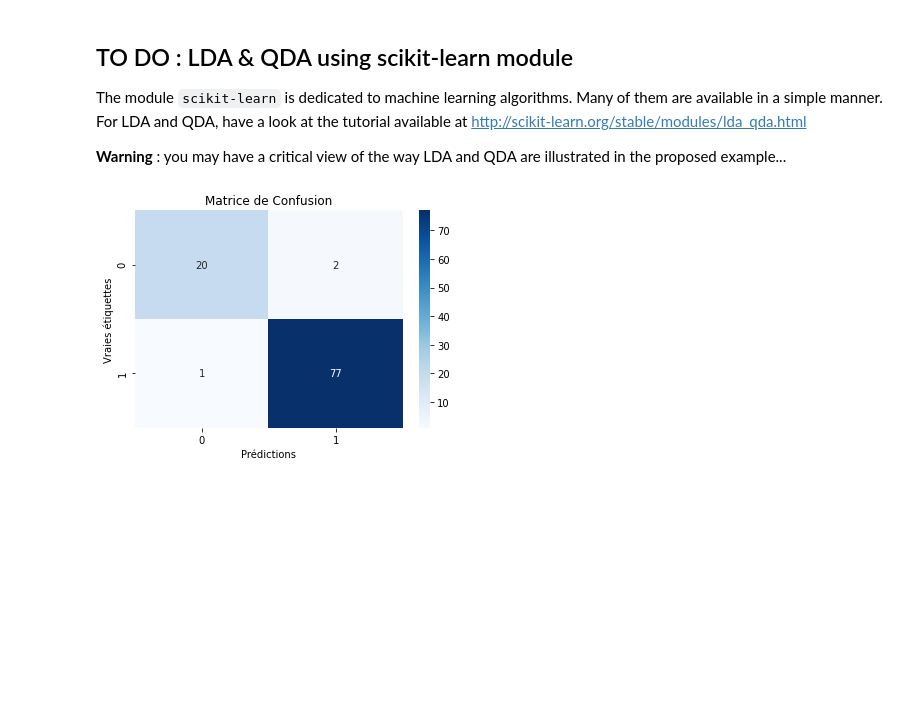
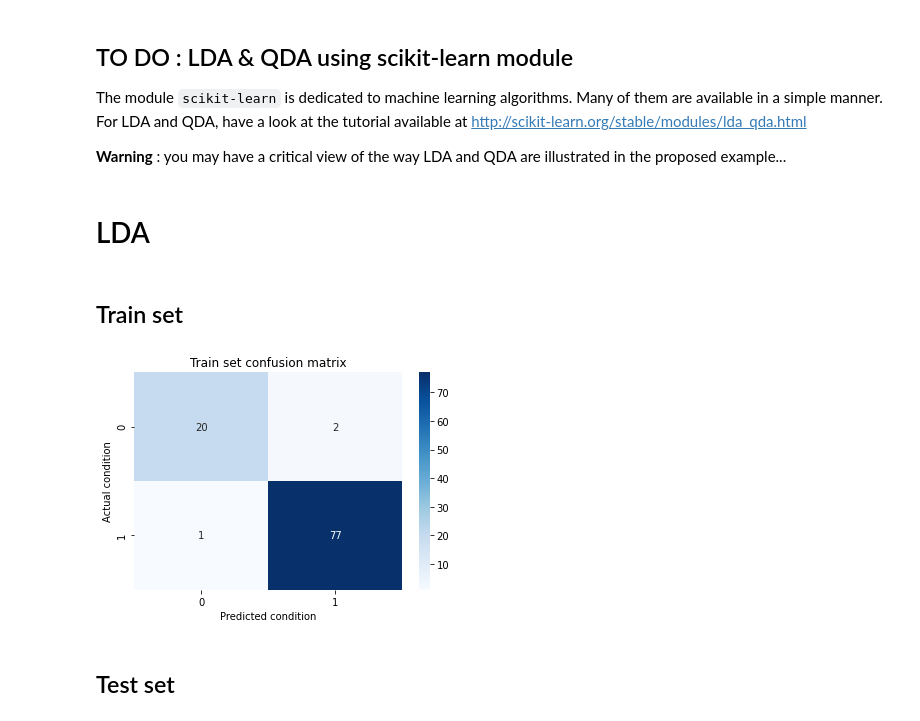
Before and after one commit to jeremdesno/python_sdia, a Jupyter notebook: TP A&D/TP2_LDA_QDA/TP2_LDA_QDA.ipynb, the cells around one changed output. Cells and saved outputs as stored; diff of their text form; code cells hidden in the pictures; blank space fills up the shorter version.

```diff
--- a/TP A&D/TP2_LDA_QDA/TP2_LDA_QDA.ipynb
+++ b/TP A&D/TP2_LDA_QDA/TP2_LDA_QDA.ipynb
@@ -360,6 +485,8 @@ plt.show()
 The module `scikit-learn` is dedicated to machine learning algorithms. Many of them are available in a simple manner. For LDA and QDA, have a look at the tutorial available at http://scikit-learn.org/stable/modules/lda_qda.html
 
 **Warning** : you may have a critical view of the way LDA and QDA are illustrated in the proposed example...
+# %% [markdown]
+# LDA
 # %%
 # Create a classifer for LDA
 clf_LDA = LinearDiscriminantAnalysis()
@@ -374,11 +499,15 @@ y_pred_LDA_train = clf_LDA.predict(x_train)
+# %% [markdown]
+## Train set
 # %%
-# Confusion matrix test
+# Confusion matrix train
 confusion = confusion_matrix(y_train-1, y_pred_LDA_train)
 
 sns.heatmap(confusion, annot=True, fmt='d', cmap='Blues')
-plt.xlabel('Prédictions')
-plt.ylabel('Vraies étiquettes')
-plt.title('Matrice de Confusion')
+plt.xlabel('Predicted condition')
+plt.ylabel('Actual condition')
+plt.title('Train set confusion matrix')
 plt.show()
 # %% [output]
-[figure, old version]
+[figure, new version]
+# %% [markdown]
+## Test set
```
Also changed, not shown: parts of 77 cells of this notebook.
